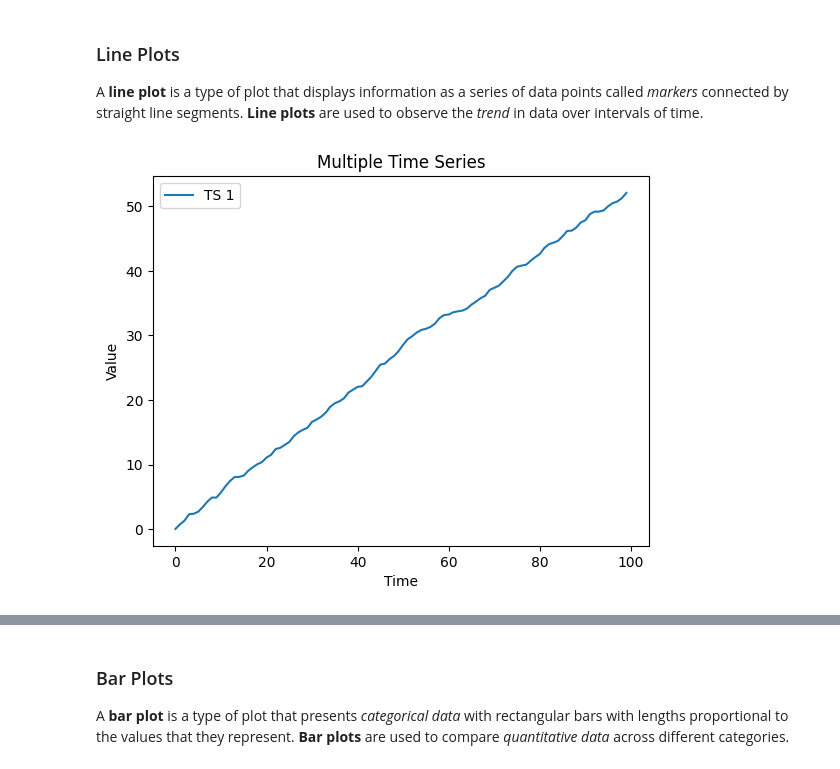
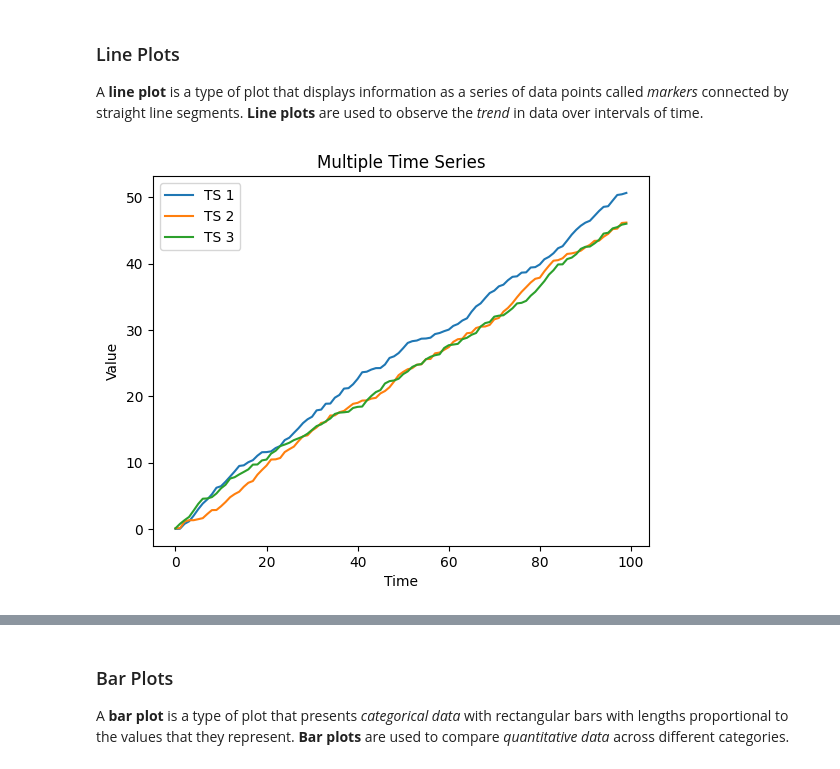
Before and after one commit to EngAndres/ud-public, a Jupyter notebook: courses/data-science-introduction/notebooks/Matplotlib-Seaborn.ipynb, the cells around one changed output, grey strips where cells are left out. Cells and saved outputs as stored; diff of their text form; code cells hidden in the pictures.

```diff
--- a/courses/data-science-introduction/notebooks/Matplotlib-Seaborn.ipynb
+++ b/courses/data-science-introduction/notebooks/Matplotlib-Seaborn.ipynb
@@ -97,28 +97,31 @@ used to observe the _trend_ in data over intervals of time.
 # %%
 import matplotlib.pyplot as plt
 import numpy as np
 
 size = 100
 
 # Generate a time axis
 time = np.arange(0, size, 1)
 
 # Generate random data for three time series
 time_series_1 = np.random.rand(size).cumsum()
+time_series_2 = np.random.rand(size).cumsum()
+time_series_3 = np.random.rand(size).cumsum()
 
 # Plot each time series
 plt.plot(time, time_series_1, label="TS 1")
-
+plt.plot(time, time_series_2, label="TS 2")
+plt.plot(time, time_series_3, label="TS 3")
 
 # Adding legend
 plt.legend()
 
 # Adding titles and labels
 plt.title("Multiple Time Series")
 plt.xlabel('Time')
 plt.ylabel('Value')
 
 # Display the plot
 plt.show()
 # %% [output]
-[figure, old version]
+[figure, new version]
```
Also changed, not shown: parts of 13 cells of this notebook, 1 other file.
